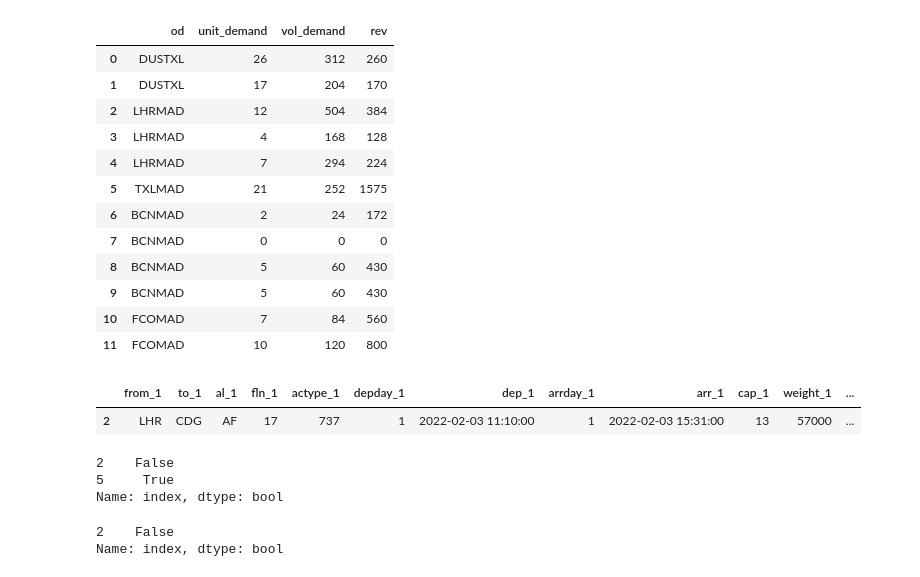
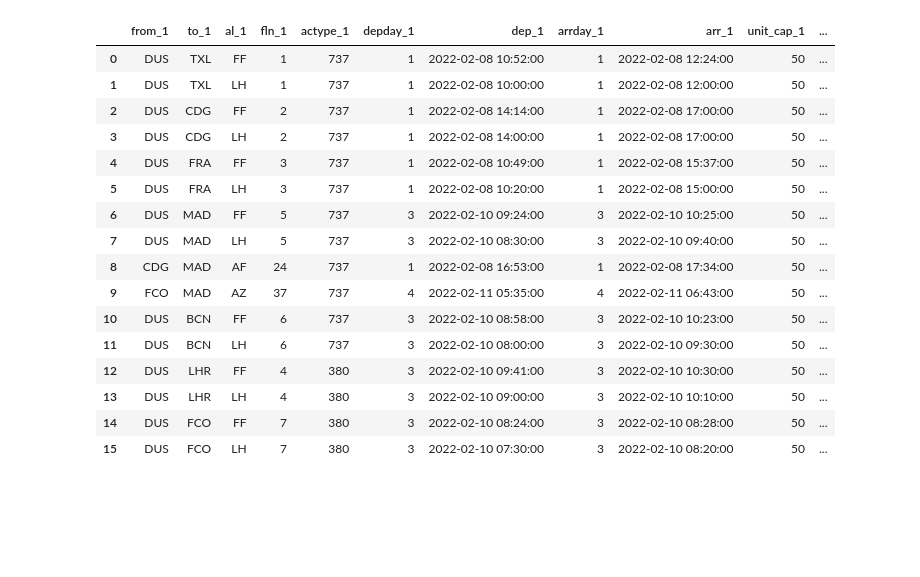
Before and after one commit to faical-allou/planetwork_api, a Jupyter notebook: notebook/model.ipynb, the cells around one changed output. Saved outputs shown, nothing was run; the diff lists cells and outputs as text; code cells hidden in the pictures; blank space fills up the shorter version.

```diff
--- a/notebook/model.ipynb
+++ b/notebook/model.ipynb
@@ -39,6 +38,7 @@ for _filename in os.listdir(param_directory):
             'network' : ['stops_allowed'],
             'connections': ['hub', 'minct', 'maxct'],
             'preferences' : ['from', 'to', 'stop_penalty'],
+            'airports': ["country_code","region_name","iata","icao","airport","latitude","longitude"]
     }
     df_data.columns = column_dict[_filename]
     param[_filename] = df_data
@@ -53,13 +54,23 @@ test-sked
 connections
 preferences
+# %%
+def gcd(lon1, lat1, lon2, lat2):
+    lon1, lat1, lon2, lat2 = map(radians, [lon1, lat1, lon2, lat2])
+    return 6371 * (
+        acos(sin(lat1) * sin(lat2) + cos(lat1) * cos(lat2) * cos(lon1 - lon2))
+    )
 # %%
 #inputs
 your_sked = data['sked']
 comp_sked = data['comp']
+data_config = data['config']
+
 param_connect = param['connections']
 param_pref = param['preferences']
 param_pref['od'] = param_pref["from"]+param_pref["to"]
-data_config = data['config']
+param_airport = param['airports']
+param_airport['latitude']= param_airport['latitude'].astype(float)
+param_airport['longitude']= param_airport['longitude'].astype(float)
 
 max_stop = 2
 
@@ -71,10 +82,15 @@ full_sked = pd.concat([your_sked,comp_sked])
 full_sked["dep"] = pd.to_datetime(full_sked["dep"]) + full_sked["depday"]*datetime.timedelta(days=1)
 full_sked["arr"] = pd.to_datetime(full_sked["arr"]) + full_sked["arrday"]*datetime.timedelta(days=1)
 full_sked["id"] = full_sked['al'] + full_sked['fln'].astype('str')+"/"+full_sked['depday'].astype('str')
+full_sked = full_sked.merge(param_airport[['iata','latitude','longitude']].add_suffix('_from'),left_on=['from'], right_on=['iata_from'] )
+full_sked = full_sked.merge(param_airport[['iata','latitude','longitude']].add_suffix('_to'),left_on=['to'], right_on=['iata_to'])
+
 full_sked["unit_load"] = 0
 full_sked["vol_load"] = 0
 full_sked["netw_rev"] = 0
+full_sked["pror_rev"]=0
 
+full_sked["dist"] = full_sked.apply(lambda x: gcd(x['longitude_from'], x['latitude_from'],x['longitude_to'], x['latitude_to']), axis=1)
 
 param_connect['minct'] = pd.to_timedelta(param_connect['minct'])
 param_connect['maxct'] = pd.to_timedelta(param_connect['maxct'])
@@ -87,13 +103,13 @@ list_itin[0] = df_connect.copy()
 list_itin[0]['unit_demand']= 0
 list_itin[0]['vol_demand']= 0
 list_itin[0]['rev']= 0
-
+list_itin[0]['tot_dist']=list_itin[0]['dist_1']
 
 #build itineraries
 for i in range (1,max_stop+1):
     cnx_p = param_connect.copy()
     itins = list_itin[i-1].merge(full_sked.add_suffix('_'+str(i+1)), how= "cross")
-    itins['nbstops'] = i
+
 
     itins['cnx_time_'+str(i)] = itins['dep_'+str(i+1)] - itins['arr_'+str(i)]
 
@@ -109,6 +125,9 @@ for i in range (1,max_stop+1):
     itins.drop(itins[itins['cnx_time_'+str(i)] < itins['minct_'+str(i)]].index, inplace=True)
     itins.drop(itins[itins['cnx_time_'+str(i)] > itins['maxct_'+str(i)]].index, inplace=True)
 
+
+    itins['nbstops'] = i
+    itins['tot_dist'] += itins['dist_'+str(i+1)]
     list_itin[i] = itins
 
 
@@ -121,7 +140,7 @@ for i in range(0,max_stop+1):
     list_itin[i] = list_itin[i].merge(param_pref, on="od")
 
     #calculate score
-    list_itin[i]["score"]= list_itin[i]["travel_time"].dt.seconds+list_itin[i]["nbstops"]*list_itin[i]["stop_penalty"]*3600
+    list_itin[i]["score"] = list_itin[i]["travel_time"].dt.seconds+list_itin[i]["nbstops"]*list_itin[i]["stop_penalty"]*3600
 # %%
 def build_options(list_itin):
     od_itin = {}
@@ -187,7 +206,7 @@ for od_select in list_pax:
         itin_selected = avail_list_itin[choice_stops]['index']==choice_index
 
         #add pax and revenue to itinerary
-        itin_selected_orig_list = list_itin[choice_stops]['index']==choice_index
+        itin_selected_orig_list = (list_itin[choice_stops]['index']==choice_index)
         list_itin[choice_stops].loc[itin_selected_orig_list,'unit_demand'] += 1
         list_itin[choice_stops].loc[itin_selected_orig_list,'vol_demand'] += demand.loc[demand['od']==od_select,'unit_vol'].values[0]
         list_itin[choice_stops].loc[itin_selected_orig_list,'rev'] += demand.loc[demand['od']==od_select,'rev'].values[0]
@@ -201,6 +220,9 @@ for od_select in list_pax:
             full_sked.loc[full_sked['id']==flights_chosen,'unit_load' ] += 1
             full_sked.loc[full_sked['id']==flights_chosen,'vol_load' ] += demand.loc[demand['od']==od_select,'unit_vol'].values[0]
             full_sked.loc[full_sked['id']==flights_chosen,'netw_rev' ] += demand.loc[demand['od']==od_select,'rev'].values[0]
+            full_sked.loc[full_sked['id']==flights_chosen,'pror_rev' ] += demand.loc[demand['od']==od_select,'rev'].values[0]*(
+                list_itin[choice_stops].loc[itin_selected_orig_list,'dist_'+str(i+1)].values[0]/list_itin[choice_stops].loc[itin_selected_orig_list,'tot_dist'].values[0]
+            )
 
         #remove closed flights
         for i in range(0, choice_stops+1):
@@ -241,34 +259,26 @@ full_sked
-# %%
-list_itin[1][['od','unit_demand', 'vol_demand', 'rev']]
-# %% [output]
-|  | od | unit_demand | vol_demand | rev |
-| 0 | DUSTXL | 26 | 312 | 260 |
-| 1 | DUSTXL | 17 | 204 | 170 |
-| 2 | LHRMAD | 12 | 504 | 384 |
-| 3 | LHRMAD | 4 | 168 | 128 |
-| 4 | LHRMAD | 7 | 294 | 224 |
-| 5 | TXLMAD | 21 | 252 | 1575 |
-| 6 | BCNMAD | 2 | 24 | 172 |
-| 7 | BCNMAD | 0 | 0 | 0 |
-| 8 | BCNMAD | 5 | 60 | 430 |
-| 9 | BCNMAD | 5 | 60 | 430 |
-| 10 | FCOMAD | 7 | 84 | 560 |
-| 11 | FCOMAD | 10 | 120 | 800 |
 # %%
-avail_list_itin[choice_stops]
+list_itin[0]
 # %% [output]
-|  | from_1 | to_1 | al_1 | fln_1 | actype_1 | depday_1 | dep_1 | arrday_1 | arr_1 | cap_1 | weight_1 | ... |
-| 2 | LHR | CDG | AF | 17 | 737 | 1 | 2022-02-03 11:10:00 | 1 | 2022-02-03 15:31:00 | 13 | 57000 | ... |
+|  | from_1 | to_1 | al_1 | fln_1 | actype_1 | depday_1 | dep_1 | arrday_1 | arr_1 | unit_cap_1 | ... |
+| 0 | DUS | TXL | FF | 1 | 737 | 1 | 2022-02-08 10:52:00 | 1 | 2022-02-08 12:24:00 | 50 | ... |
+| 1 | DUS | TXL | LH | 1 | 737 | 1 | 2022-02-08 10:00:00 | 1 | 2022-02-08 12:00:00 | 50 | ... |
+| 2 | DUS | CDG | FF | 2 | 737 | 1 | 2022-02-08 14:14:00 | 1 | 2022-02-08 17:00:00 | 50 | ... |
+| 3 | DUS | CDG | LH | 2 | 737 | 1 | 2022-02-08 14:00:00 | 1 | 2022-02-08 17:00:00 | 50 | ... |
+| 4 | DUS | FRA | FF | 3 | 737 | 1 | 2022-02-08 10:49:00 | 1 | 2022-02-08 15:37:00 | 50 | ... |
+| 5 | DUS | FRA | LH | 3 | 737 | 1 | 2022-02-08 10:20:00 | 1 | 2022-02-08 15:00:00 | 50 | ... |
+| 6 | DUS | MAD | FF | 5 | 737 | 3 | 2022-02-10 09:24:00 | 3 | 2022-02-10 10:25:00 | 50 | ... |
+| 7 | DUS | MAD | LH | 5 | 737 | 3 | 2022-02-10 08:30:00 | 3 | 2022-02-10 09:40:00 | 50 | ... |
+| 8 | CDG | MAD | AF | 24 | 737 | 1 | 2022-02-08 16:53:00 | 1 | 2022-02-08 17:34:00 | 50 | ... |
+| 9 | FCO | MAD | AZ | 37 | 737 | 4 | 2022-02-11 05:35:00 | 4 | 2022-02-11 06:43:00 | 50 | ... |
+| 10 | DUS | BCN | FF | 6 | 737 | 3 | 2022-02-10 08:58:00 | 3 | 2022-02-10 10:23:00 | 50 | ... |
+| 11 | DUS | BCN | LH | 6 | 737 | 3 | 2022-02-10 08:00:00 | 3 | 2022-02-10 09:30:00 | 50 | ... |
+| 12 | DUS | LHR | FF | 4 | 380 | 3 | 2022-02-10 09:41:00 | 3 | 2022-02-10 10:30:00 | 50 | ... |
+| 13 | DUS | LHR | LH | 4 | 380 | 3 | 2022-02-10 09:00:00 | 3 | 2022-02-10 10:10:00 | 50 | ... |
+| 14 | DUS | FCO | FF | 7 | 380 | 3 | 2022-02-10 08:24:00 | 3 | 2022-02-10 08:28:00 | 50 | ... |
+| 15 | DUS | FCO | LH | 7 | 380 | 3 | 2022-02-10 07:30:00 | 3 | 2022-02-10 08:20:00 | 50 | ... |
 # %%
 itin_selected
-# %% [output]
-2    False
-5     True
-Name: index, dtype: bool
 # %%
 itin_selected = avail_list_itin[choice_stops]['index']==choice_index
 # %%
 itin_selected
-# %% [output]
-2    False
-Name: index, dtype: bool
```
Also changed, not shown: parts of 5 cells of this notebook, 6 other files.
